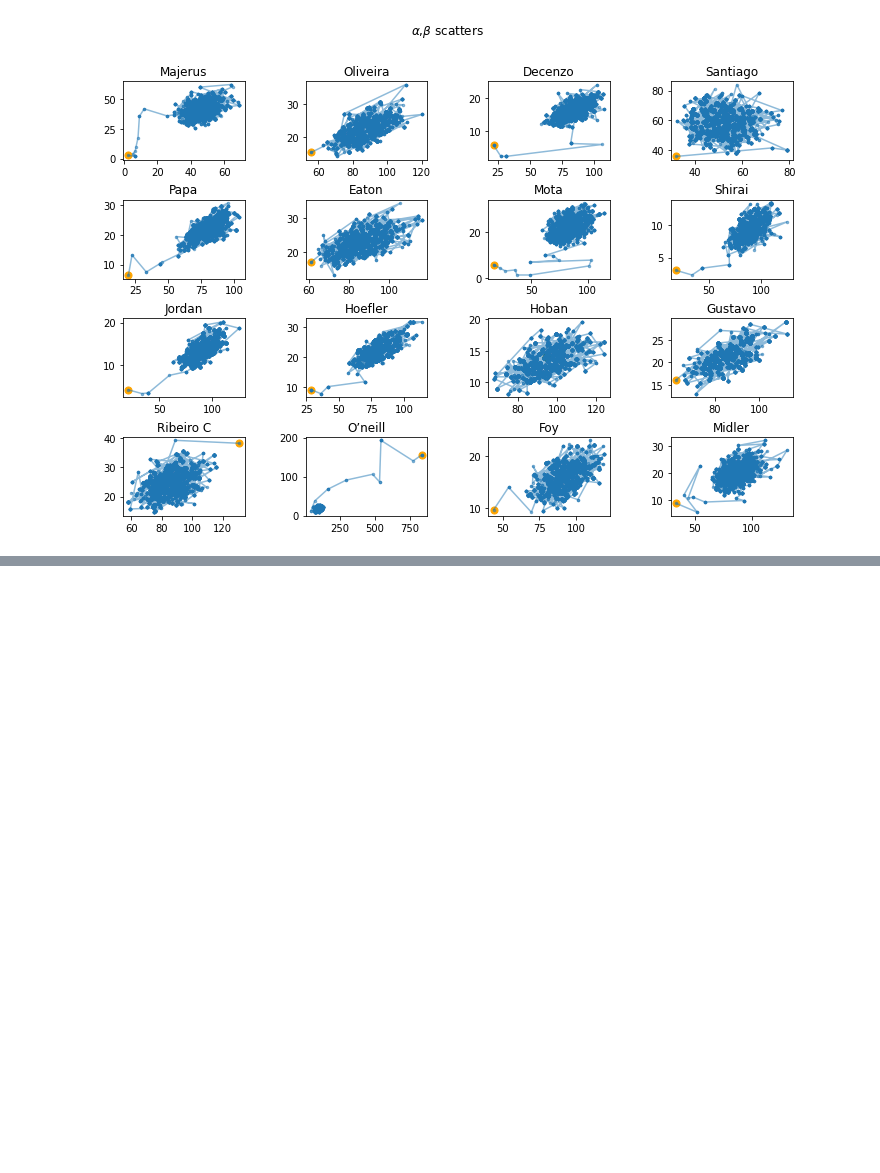
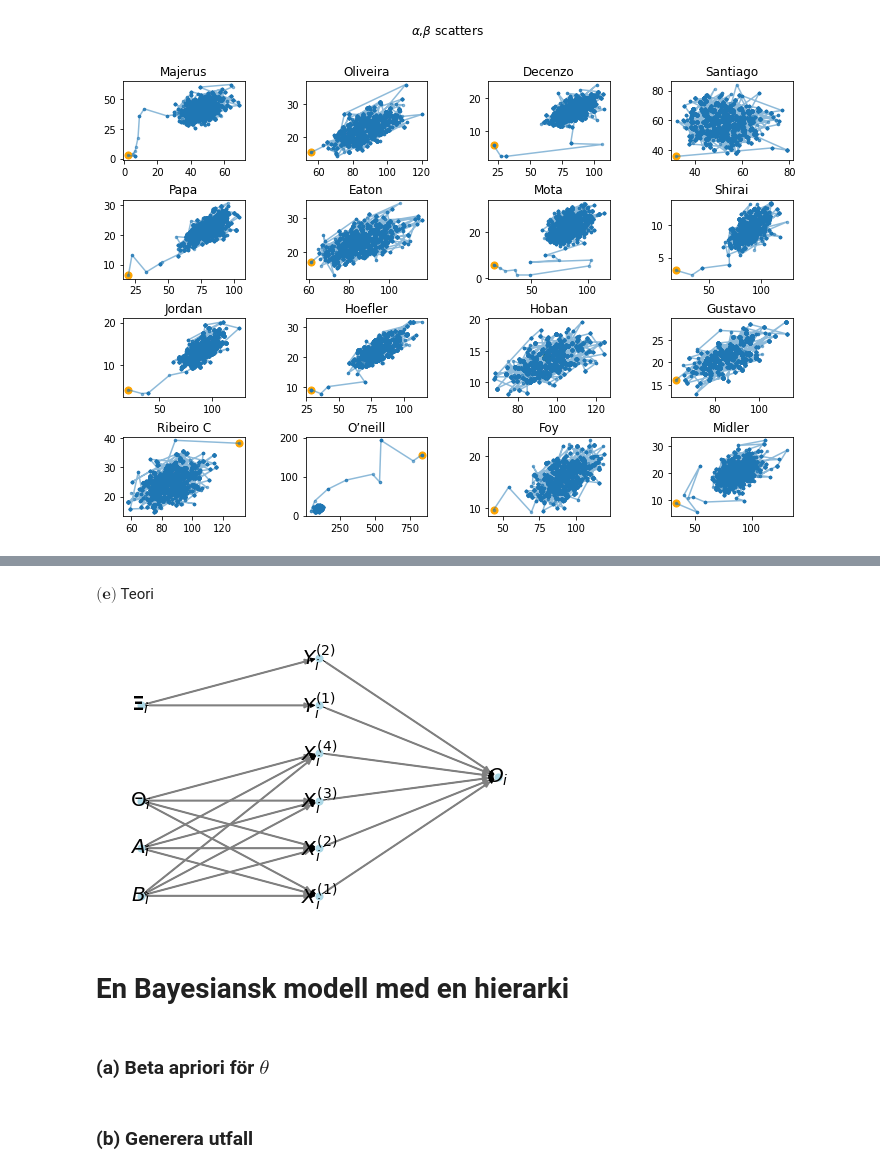
Before and after one commit to Idomathstuff/kth_folder, a Jupyter notebook: kth_scripts/projekt_statlearn/report.ipynb, the cells around one changed output, grey strips where cells are left out. Drawn from its saved outputs; the diff is of its cells as text; code cells hidden in the pictures; blank space fills up the shorter version.

```diff
--- a/kth_scripts/projekt_statlearn/report.ipynb
+++ b/kth_scripts/projekt_statlearn/report.ipynb
@@ -256,0 +1043,60 @@ make_scatters()
+# %% [markdown]
+$\textbf{(e)}$ Teori
+# %%
+import networkx as nx
+import matplotlib.pyplot as plt
+
+# Create a graph
+G = nx.DiGraph(directed=True)
+# Add nodes with LaTeX labels
+G.add_node(1, label=r'$X_i^{(1)}$')
+G.add_node(2, label=r'$X_i^{(2)}$')
+G.add_node(3, label=r'$X_i^{(3)}$')
+G.add_node(4, label=r'$X_i^{(4)}$')
+G.add_node(5, label=r'$Y_i^{(1)}$')
+G.add_node(6, label=r'$Y_i^{(2)}$')
+G.add_node(7, label=r'$\mathbf{\Xi}_i$')
+G.add_node(8, label=r'$\Theta_i$')
+G.add_node(9, label=r'$A_i$')
+G.add_node(10, label=r'$B_i$')
+G.add_node(11, label=r'$O_i$')
+
+G.add_edge(7, 5)
+G.add_edge(7, 6)
+G.add_edge(8,1)
+G.add_edge(8,2)
+G.add_edge(8,3)
+G.add_edge(8,4)
+G.add_edge(9,1)
+G.add_edge(9,2)
+G.add_edge(9,3)
+G.add_edge(9,4)
+G.add_edge(10,1)
+G.add_edge(10,2)
+G.add_edge(10,3)
+G.add_edge(10,4)
+G.add_edge(1,11)
+G.add_edge(2,11)
+G.add_edge(3,11)
+G.add_edge(4,11)
+G.add_edge(5,11)
+G.add_edge(6,11)
+pos = {1: (0, 0), 2: (0, 1), 3: (0, 2), 4:(0,3), 5:(0,4), 6:(0,5), 7:(-1,4), 8:(-1,2),9:(-1,1),10:(-1,0),11:(1,2.5)}
+
+# Draw the graph with LaTeX labels
+labels = {node: label for node, label in G.nodes(data='label')}
+
+nx.draw(G, pos, labels=labels, with_labels=True, node_size=50, node_color='lightblue', font_size=20, font_color='black')
+nx.draw_networkx_edges(G, pos, width=2, edge_color='gray')
+
+# Show the graph
+plt.axis('off')
+plt.show()
+# %% [output]
+[figure, added]
+# %% [markdown]
+# En Bayesiansk modell med en hierarki
+# %% [markdown]
+### (a) Beta apriori för $\theta$
+# %% [markdown]
+### (b) Generera utfall
```
Also changed, not shown: parts of 33 cells of this notebook, 14 other files.
